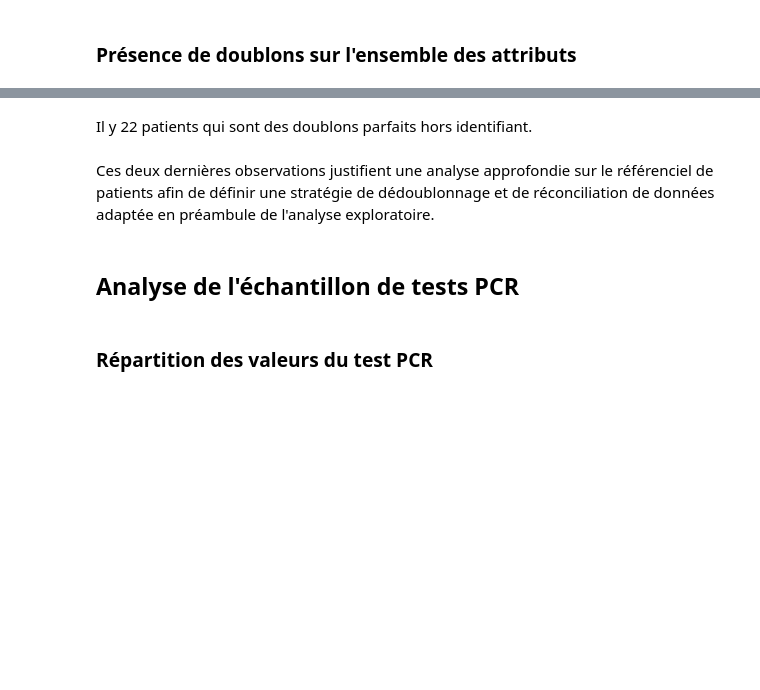
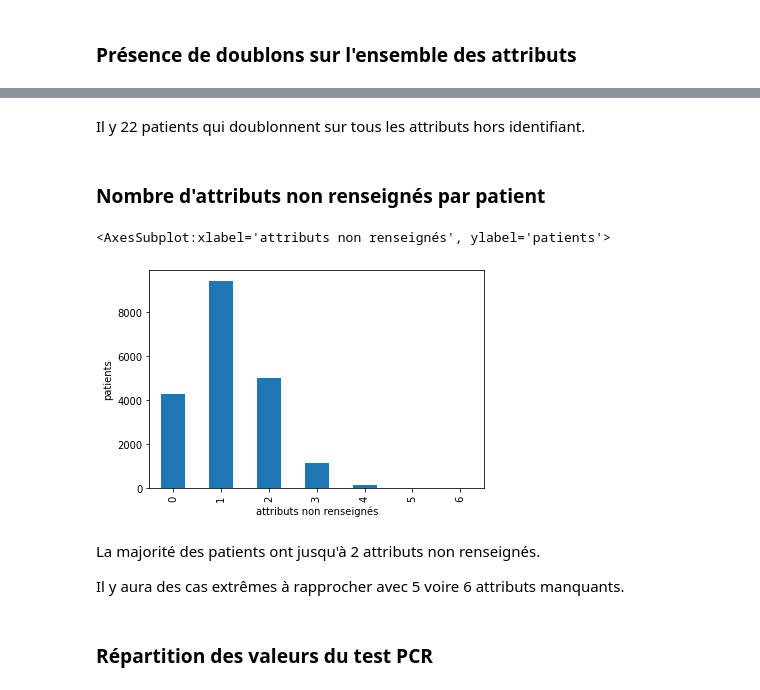
Before and after one commit to ghisvail/inria-aphp-assignment, a Jupyter notebook: qa.ipynb, the cells around one changed output, grey strips where cells are left out. Saved outputs shown, nothing was run; the diff lists cells and outputs as text; code cells hidden in the pictures; blank space fills up the shorter version.

```diff
--- a/qa.ipynb
+++ b/qa.ipynb
@@ -95,11 +95,18 @@ df_patient[with_same_attributes].sort_values(by=["surname", "given_name"])
 | 8228 | 834172 | gabrielle | <NA> | 56 | langdon avenue | castle cove | 2564 | qld | 19350604 | ... |
 | 17344 | 369594 | gabrielle | <NA> | 56 | langdon avenue | castle cove | 2564 | qld | 19350604 | ... |
 # %% [markdown]
-Il y 22 patients qui sont des doublons parfaits hors identifiant.
+Il y 22 patients qui doublonnent sur tous les attributs hors identifiant.
-# %% [markdown]
-Ces deux dernières observations justifient une analyse approfondie sur le référenciel de patients afin de définir une stratégie de dédoublonnage et de réconciliation de données adaptée en préambule de l'analyse exploratoire.
-# %% [markdown]
-## Analyse de l'échantillon de tests PCR
+# %% [markdown]
+### Nombre d'attributs non renseignés par patient
+# %%
+df_patient.isna().sum(axis="columns").value_counts().sort_index().plot.bar(xlabel="attributs non renseignés", ylabel="patients")
+# %% [output]
+<AxesSubplot:xlabel='attributs non renseignés', ylabel='patients'>
+[figure, added]
+# %% [markdown]
+La majorité des patients ont jusqu'à 2 attributs non renseignés.
+
+Il y aura des cas extrêmes à rapprocher avec 5 voire 6 attributs manquants.
 # %% [markdown]
 ### Répartition des valeurs du test PCR
 # %%
```
Also changed, not shown: parts of 34 cells of this notebook.
